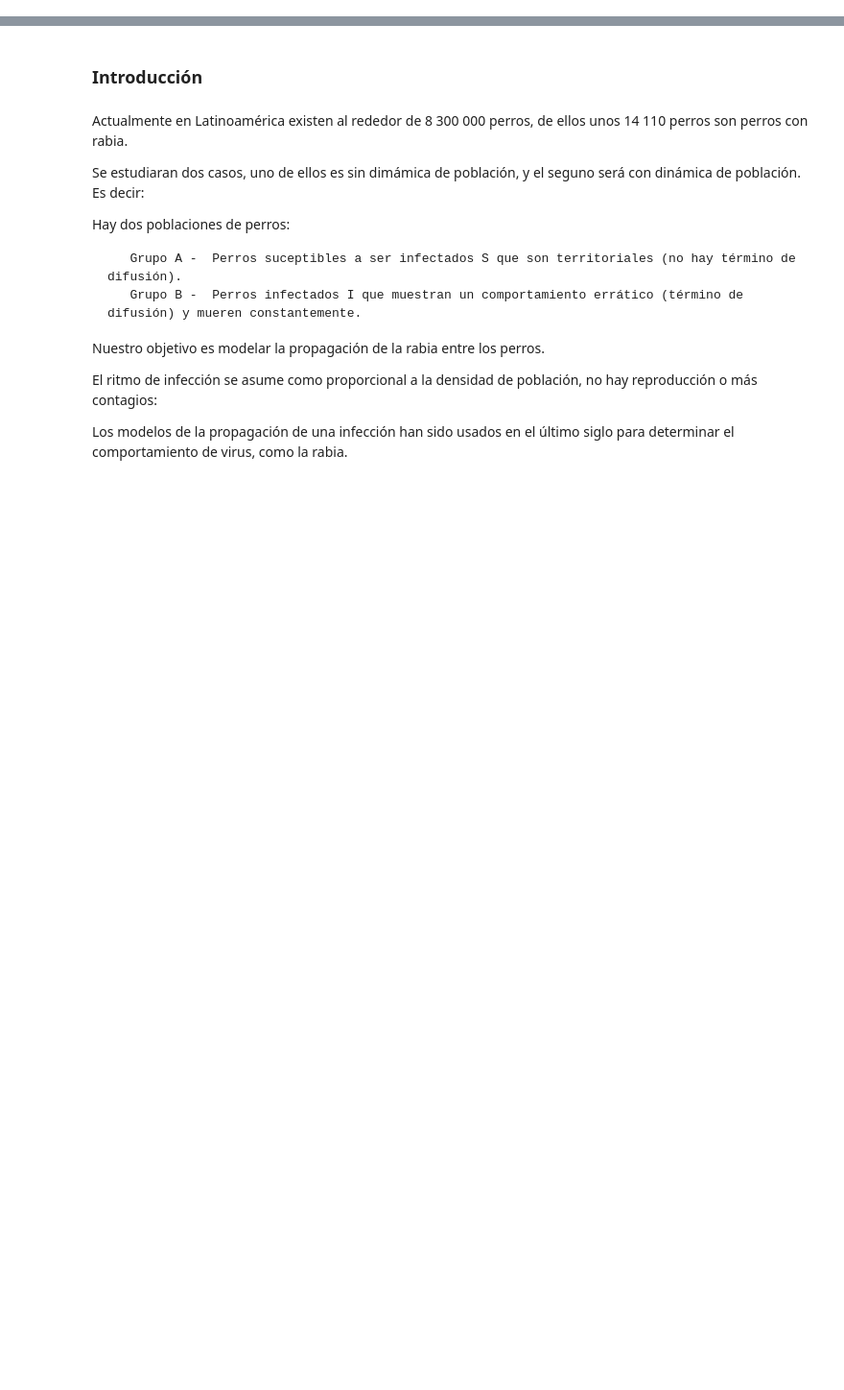
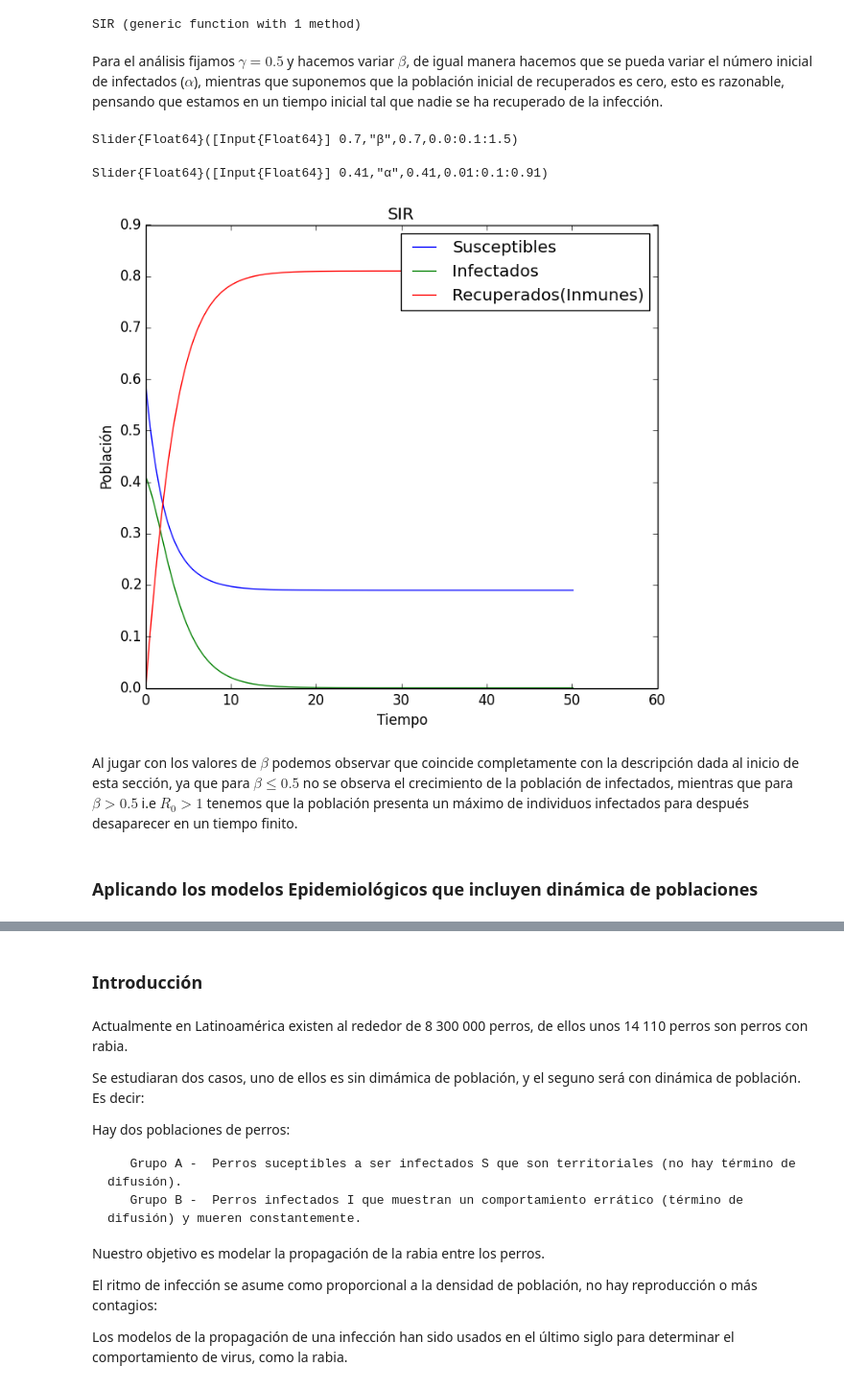
Before and after one commit to a9lara/GitSchoolRepository, a Jupyter notebook: ProyectoFinal_MironPedro_y_LaraArmando.ipynb, the cells around one changed output, grey strips where cells are left out. Shown at 96% size. Saved outputs shown, nothing was run; the diff lists cells and outputs as text; code cells hidden in the pictures; blank space fills up the shorter version.

```diff
--- a/ProyectoFinal_MironPedro_y_LaraArmando.ipynb
+++ b/ProyectoFinal_MironPedro_y_LaraArmando.ipynb
@@ -8,0 +161,53 @@
+# %%
+function SIR(x,t)
+    S=x[1]
+    I=x[2]
+    R=x[3]
+    N=x[4]
+    β=x[5]
+    γ=x[6]
+    μ=x[7]
+
+    [-β*S*I/N , β*S*I/N - γ*I, γ*I,0,0,0,0]
+end
+# %% [output]
+SIR (generic function with 1 method)
+# %% [markdown]
+Para el análisis fijamos $\gamma = 0.5$ y hacemos variar $\beta$, de igual manera hacemos que se pueda variar el número inicial de infectados ($\alpha$), mientras que suponemos que la población inicial de recuperados es cero, esto es razonable, pensando que estamos en un tiempo inicial tal que nadie se ha recuperado de la infección.
+# %%
+f = figure(figsize=(8,7))
+
+
+@manipulate for β in 0:0.1:1.5, α in 0.01:0.1:0.91
+
+        withfig(f) do
+
+        x0=[1-α,α,0,1,β,0.5,0];
+
+        tps1,resultados_sir=integrar(SIR,x0,0,50,0.1);
+
+        suceptibles_sir=resultados_sir[:;1]
+        infectados_sir=resultados_sir[:;2]
+        inmunes_sir=resultados_sir[:;3]
+
+        plot(tps1,suceptibles_sir,label="Susceptibles")
+        plot(tps1,infectados_sir,label="Infectados")
+        plot(tps1,inmunes_sir,label="Recuperados(Inmunes)")
+
+
+
+        xlabel("Tiempo")
+        ylabel("Población")
+        title("SIR")
+        legend()
+        end
+end
+# %% [output]
+Slider{Float64}([Input{Float64}] 0.7,"β",0.7,0.0:0.1:1.5)
+Slider{Float64}([Input{Float64}] 0.41,"α",0.41,0.01:0.1:0.91)
+[figure, added]
+# %% [markdown]
+Al jugar con los valores de $\beta$ podemos observar que coincide completamente con la descripción dada al inicio de esta sección, ya que para $\beta \leq 0.5$ no se observa el crecimiento de la población de infectados, mientras que para $\beta > 0.5$ i.e
+$R_0 >1$ tenemos que la población presenta un máximo de individuos infectados para después desaparecer en un tiempo finito.
+# %% [markdown]
+### Aplicando los modelos Epidemiológicos que incluyen dinámica de poblaciones
```
Also changed, not shown: parts of 80 cells of this notebook.
